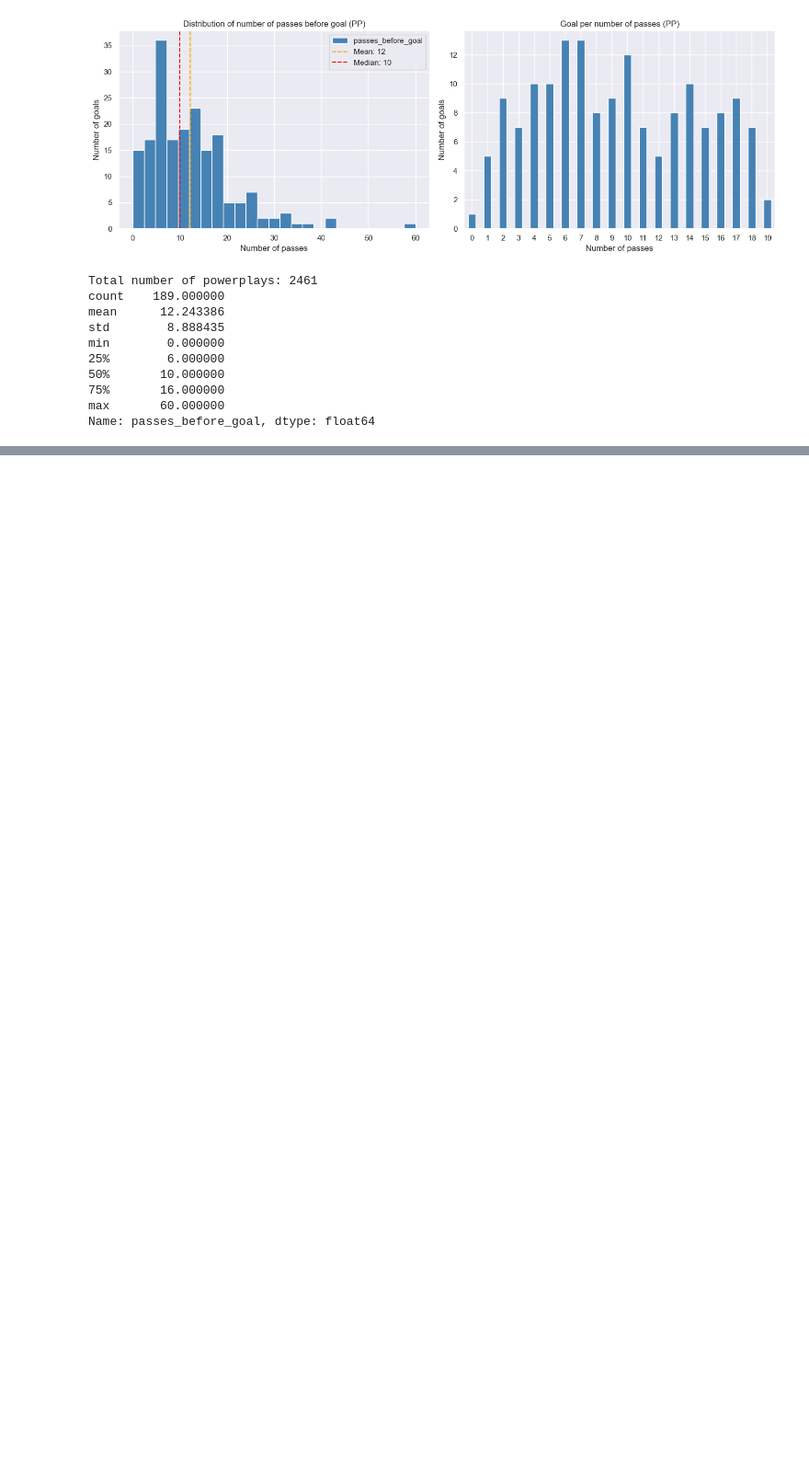
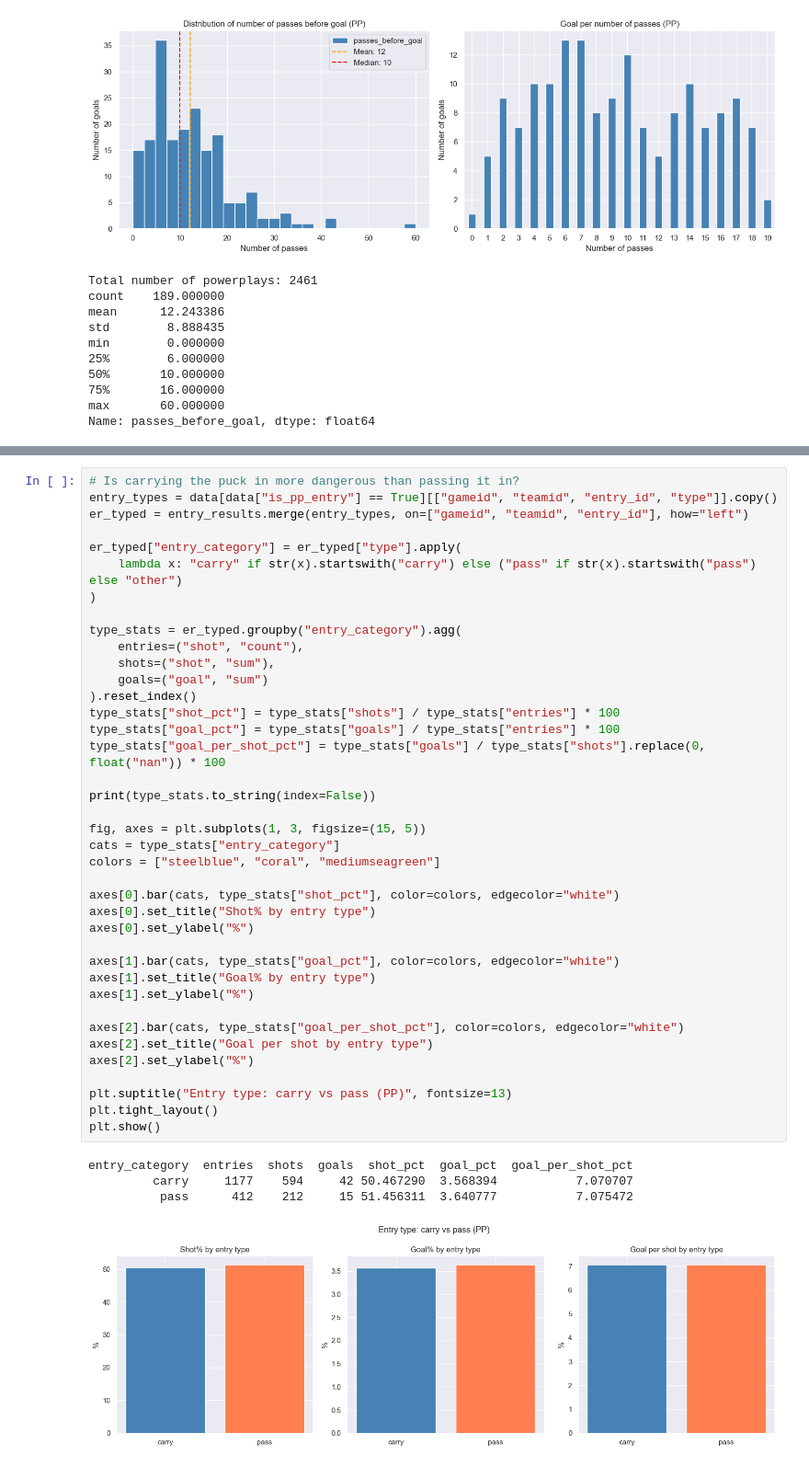
Before and after one commit to emmabertmar/LINHAC-project-2026, a Jupyter notebook: analysis.ipynb, the cells around one changed output, grey strips where cells are left out. Shown at 92% size. Drawn from its saved outputs; the diff is of its cells as text; blank space fills up the shorter version.

```diff
--- a/analysis.ipynb
+++ b/analysis.ipynb
@@ -258,0 +505,44 @@ Name: count, dtype: int64
+# %%
+# Is carrying the puck in more dangerous than passing it in?
+entry_types = data[data["is_pp_entry"] == True][["gameid", "teamid", "entry_id", "type"]].copy()
+er_typed = entry_results.merge(entry_types, on=["gameid", "teamid", "entry_id"], how="left")
+
+er_typed["entry_category"] = er_typed["type"].apply(
+    lambda x: "carry" if str(x).startswith("carry") else ("pass" if str(x).startswith("pass") else "other")
+)
+
+type_stats = er_typed.groupby("entry_category").agg(
+    entries=("shot", "count"),
+    shots=("shot", "sum"),
+    goals=("goal", "sum")
+).reset_index()
+type_stats["shot_pct"] = type_stats["shots"] / type_stats["entries"] * 100
+type_stats["goal_pct"] = type_stats["goals"] / type_stats["entries"] * 100
+type_stats["goal_per_shot_pct"] = type_stats["goals"] / type_stats["shots"].replace(0, float("nan")) * 100
+
+print(type_stats.to_string(index=False))
+
+fig, axes = plt.subplots(1, 3, figsize=(15, 5))
+cats = type_stats["entry_category"]
+colors = ["steelblue", "coral", "mediumseagreen"]
+
+axes[0].bar(cats, type_stats["shot_pct"], color=colors, edgecolor="white")
+axes[0].set_title("Shot% by entry type")
+axes[0].set_ylabel("%")
+
+axes[1].bar(cats, type_stats["goal_pct"], color=colors, edgecolor="white")
+axes[1].set_title("Goal% by entry type")
+axes[1].set_ylabel("%")
+
+axes[2].bar(cats, type_stats["goal_per_shot_pct"], color=colors, edgecolor="white")
+axes[2].set_title("Goal per shot by entry type")
+axes[2].set_ylabel("%")
+
+plt.suptitle("Entry type: carry vs pass (PP)", fontsize=13)
+plt.tight_layout()
+plt.show()
+# %% [output]
+entry_category  entries  shots  goals  shot_pct  goal_pct  goal_per_shot_pct
+         carry     1177    594     42 50.467290  3.568394           7.070707
+          pass      412    212     15 51.456311  3.640777           7.075472
+[figure, added]
```
Also changed, not shown: parts of 30 cells of this notebook.
